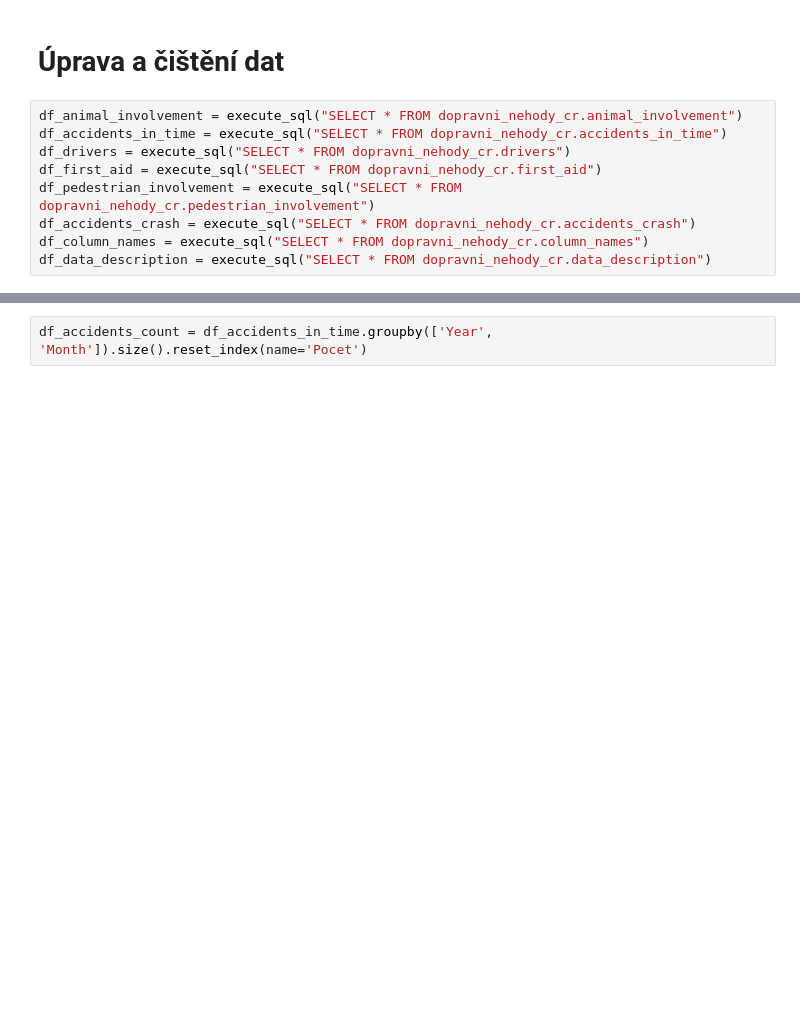
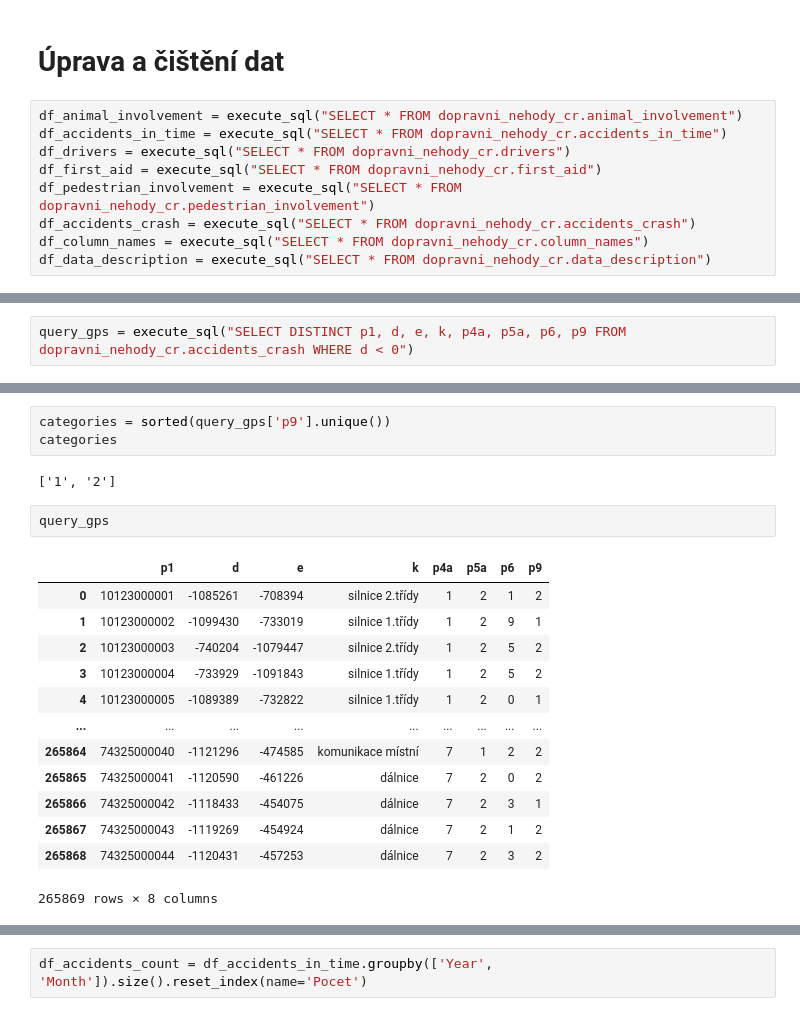
Before and after one commit to VvDustvV/traffic_accident_analysis, a Jupyter notebook: da.ipynb, the cells around one changed output, grey strips where cells are left out. Saved outputs shown, nothing was run; the diff lists cells and outputs as text; blank space fills up the shorter version.

```diff
--- a/da.ipynb
+++ b/da.ipynb
@@ -156,0 +323,2 @@ get_table_column_names(df_accidents_in_time)
+# %%
+query_gps = execute_sql("SELECT DISTINCT p1, d, e, k, p4a, p5a, p6, p9 FROM dopravni_nehody_cr.accidents_crash WHERE d < 0")
@@ -157 +343,22 @@ get_table_column_names(df_accidents_in_time)
+# %%
+categories = sorted(query_gps['p9'].unique())
+categories
+# %% [output]
+['1', '2']
+# %%
+query_gps
+# %% [output]
+|  | p1 | d | e | k | p4a | p5a | p6 | p9 |
+| 0 | 10123000001 | -1085261 | -708394 | silnice 2.třídy | 1 | 2 | 1 | 2 |
+| 1 | 10123000002 | -1099430 | -733019 | silnice 1.třídy | 1 | 2 | 9 | 1 |
+| 2 | 10123000003 | -740204 | -1079447 | silnice 2.třídy | 1 | 2 | 5 | 2 |
+| 3 | 10123000004 | -733929 | -1091843 | silnice 1.třídy | 1 | 2 | 5 | 2 |
+| 4 | 10123000005 | -1089389 | -732822 | silnice 1.třídy | 1 | 2 | 0 | 1 |
+| ... | ... | ... | ... | ... | ... | ... | ... | ... |
+| 265864 | 74325000040 | -1121296 | -474585 | komunikace místní | 7 | 1 | 2 | 2 |
+| 265865 | 74325000041 | -1120590 | -461226 | dálnice | 7 | 2 | 0 | 2 |
+| 265866 | 74325000042 | -1118433 | -454075 | dálnice | 7 | 2 | 3 | 1 |
+| 265867 | 74325000043 | -1119269 | -454924 | dálnice | 7 | 2 | 1 | 2 |
+| 265868 | 74325000044 | -1120431 | -457253 | dálnice | 7 | 2 | 3 | 2 |
+265869 rows × 8 columns
 # %%
```
Also changed, not shown: parts of 22 cells of this notebook, 2 other files.
